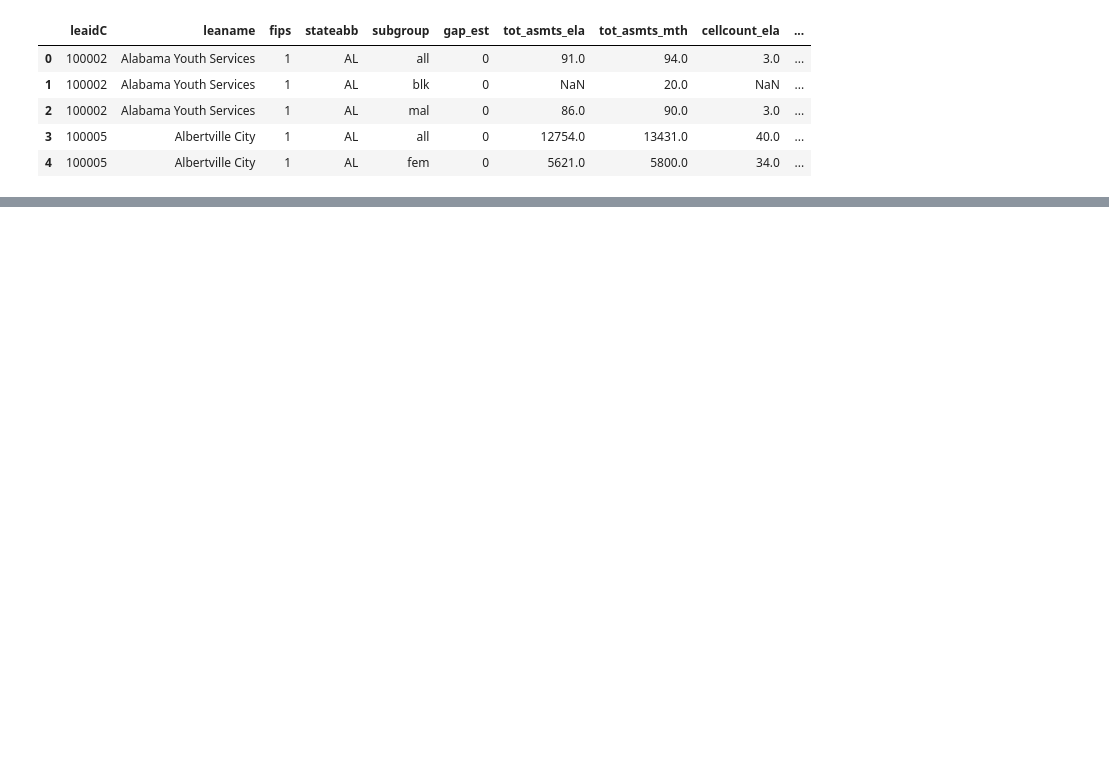
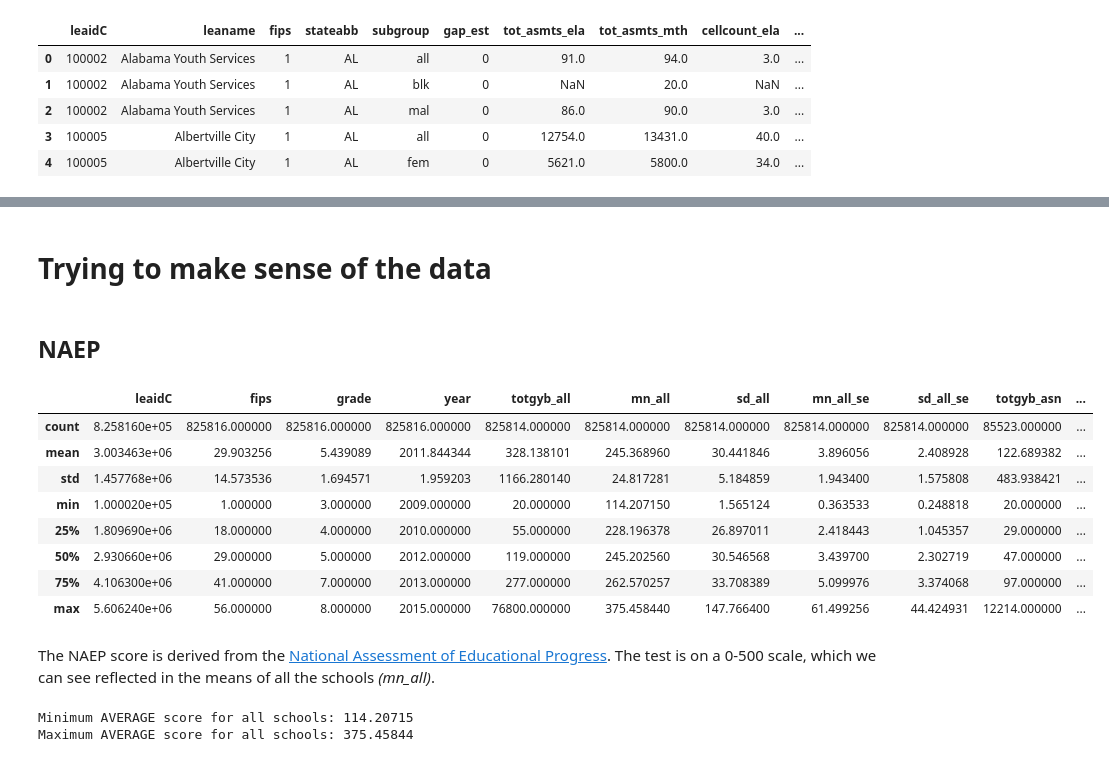
Before and after one commit to tbuck09/Education_Data_Visualization_Project, a Jupyter notebook: SEDA_Data_EDA.ipynb, the cells around one changed output, grey strips where cells are left out. Saved outputs shown, nothing was run; the diff lists cells and outputs as text; code cells hidden in the pictures; blank space fills up the shorter version.

```diff
--- a/SEDA_Data_EDA.ipynb
+++ b/SEDA_Data_EDA.ipynb
@@ -494,0 +204,24 @@ poolsub_cs.head()
+# %% [markdown]
+# Trying to make sense of the data
+# %% [markdown]
+## NAEP
+# %%
+desc_long_naep
+# %% [output]
+|  | leaidC | fips | grade | year | totgyb_all | mn_all | sd_all | mn_all_se | sd_all_se | totgyb_asn | ... |
+| count | 8.258160e+05 | 825816.000000 | 825816.000000 | 825816.000000 | 825814.000000 | 825814.000000 | 825814.000000 | 825814.000000 | 825814.000000 | 85523.000000 | ... |
+| mean | 3.003463e+06 | 29.903256 | 5.439089 | 2011.844344 | 328.138101 | 245.368960 | 30.441846 | 3.896056 | 2.408928 | 122.689382 | ... |
+| std | 1.457768e+06 | 14.573536 | 1.694571 | 1.959203 | 1166.280140 | 24.817281 | 5.184859 | 1.943400 | 1.575808 | 483.938421 | ... |
+| min | 1.000020e+05 | 1.000000 | 3.000000 | 2009.000000 | 20.000000 | 114.207150 | 1.565124 | 0.363533 | 0.248818 | 20.000000 | ... |
+| 25% | 1.809690e+06 | 18.000000 | 4.000000 | 2010.000000 | 55.000000 | 228.196378 | 26.897011 | 2.418443 | 1.045357 | 29.000000 | ... |
+| 50% | 2.930660e+06 | 29.000000 | 5.000000 | 2012.000000 | 119.000000 | 245.202560 | 30.546568 | 3.439700 | 2.302719 | 47.000000 | ... |
+| 75% | 4.106300e+06 | 41.000000 | 7.000000 | 2013.000000 | 277.000000 | 262.570257 | 33.708389 | 5.099976 | 3.374068 | 97.000000 | ... |
+| max | 5.606240e+06 | 56.000000 | 8.000000 | 2015.000000 | 76800.000000 | 375.458440 | 147.766400 | 61.499256 | 44.424931 | 12214.000000 | ... |
+# %% [markdown]
+The NAEP score is derived from the [National Assessment of Educational Progress](https://nces.ed.gov/nationsreportcard/ "NAEP Nations Report Card"). The test is on a 0-500 scale, which we can see reflected in the means of all the schools *(mn_all)*.
+# %%
+print(f'Minimum AVERAGE score for all schools: {desc_long_naep.loc["min","mn_all"]}')
+print(f'Maximum AVERAGE score for all schools: {desc_long_naep.loc["max","mn_all"]}')
+# %% [output]
+Minimum AVERAGE score for all schools: 114.20715
+Maximum AVERAGE score for all schools: 375.45844
```
Also changed, not shown: parts of 75 cells of this notebook.
